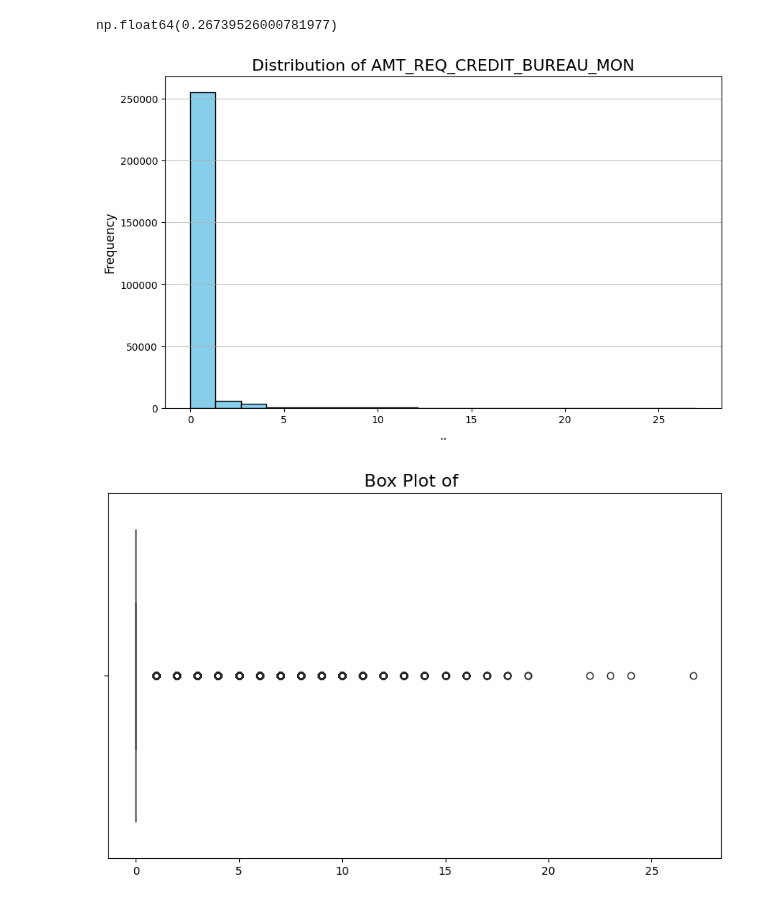
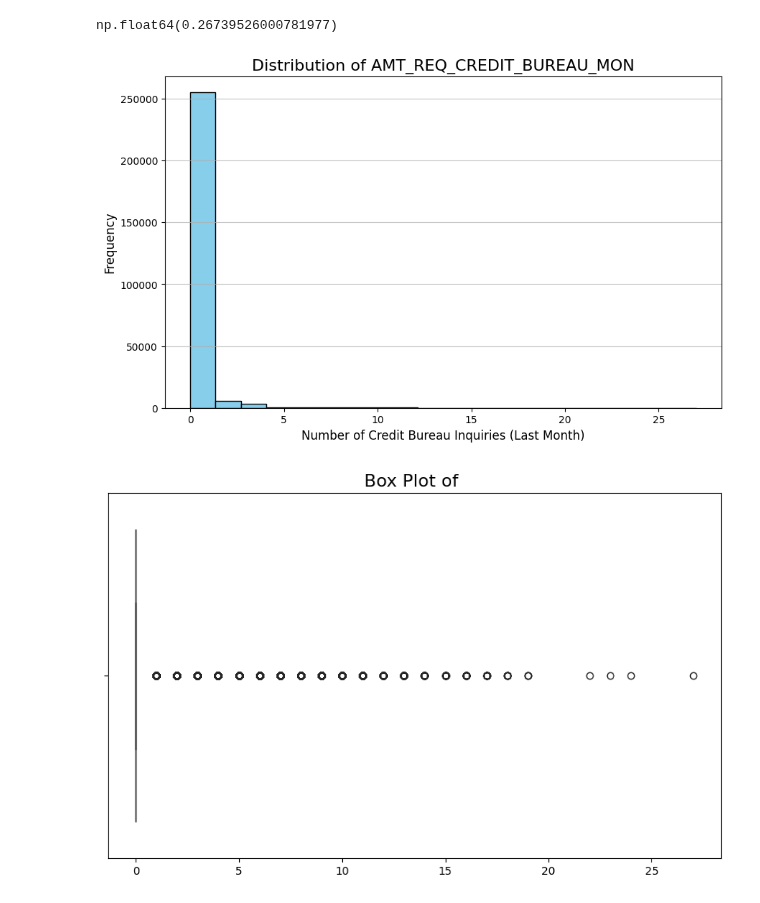
Before and after one commit to KharchenkoAnastasia/credit-default-risk-analysis, a Jupyter notebook: Home_Credit_Default_Risk.ipynb, the cells around one changed output. Saved outputs shown, nothing was run; the diff lists cells and outputs as text; code cells hidden in the pictures.

Commit message:
Home_Credit_Default_Risk

```diff
--- a/Home_Credit_Default_Risk.ipynb
+++ b/Home_Credit_Default_Risk.ipynb
@@ -725,13 +725,13 @@ np.float64(0.26739526000781977)
 # %%
 plt.figure(figsize=(10, 6))
 plt.hist(df['AMT_REQ_CREDIT_BUREAU_MON'].dropna(), bins=20, color='skyblue', edgecolor='black')
 plt.title('Distribution of AMT_REQ_CREDIT_BUREAU_MON', fontsize=16)
-plt.xlabel('..', fontsize=12)
+plt.xlabel('Number of Credit Bureau Inquiries (Last Month)', fontsize=12)
 plt.ylabel('Frequency', fontsize=12)
 plt.grid(axis='y', alpha=0.75)
 plt.show()
 # %% [output]
-[figure, old version]
+[figure, new version]
 # %%
 plt.figure(figsize=(10, 6))
 sns.boxplot(x=df['AMT_REQ_CREDIT_BUREAU_MON'], color='green')
```
Also changed, not shown: parts of 16 cells of this notebook.
